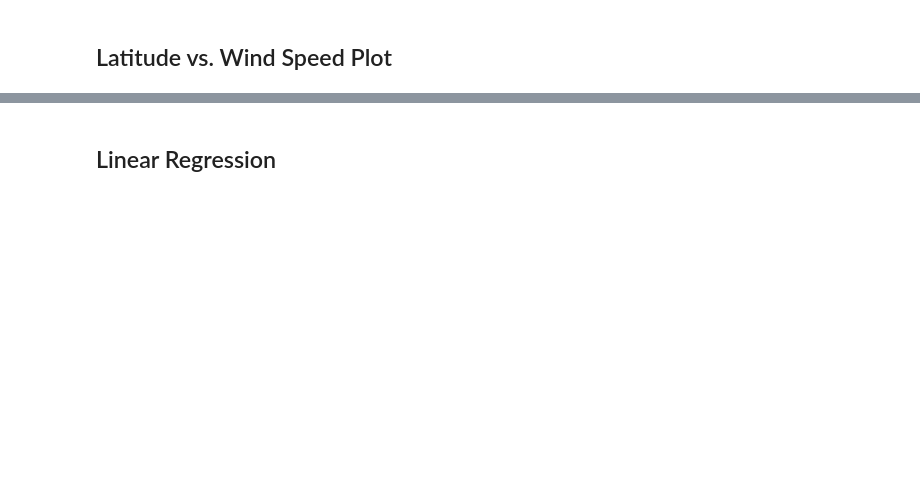
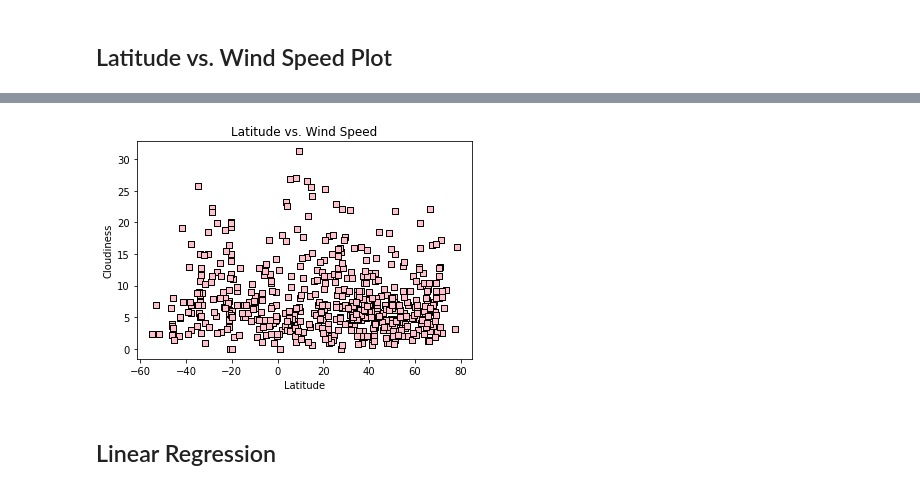
Before and after one commit to ellismok/API-Challenge, a Jupyter notebook: WeatherPy.ipynb, the cells around one changed output, grey strips where cells are left out. Saved outputs shown, nothing was run; the diff lists cells and outputs as text; code cells hidden in the pictures; blank space fills up the shorter version.

```diff
--- a/WeatherPy.ipynb
+++ b/WeatherPy.ipynb
@@ -171,2 +385,27 @@ Int64Index([], dtype='int64')
+# %%
+# Extract relevant fields from the data frame
+lat = no_humid_city["Lat"]
+wind_speed = no_humid_city["Wind Speed"]
+
+# Build the scatter plots for latitude vs. wind speed
+plt.scatter(no_humid_city["Lat"],
+            no_humid_city["Wind Speed"],
+            c="pink",
+            edgecolor ="black",
+            marker="s",
+            alpha=1)
+
+# Details for the graph
+plt.title("Latitude vs. Wind Speed")
+plt.ylabel("Cloudiness")
+plt.xlabel("Latitude")
+
+# Save the figure
+plt.savefig("graphs/Lat&WindSpeed.png")
+
+# Show plot
+plt.show()
+# %% [output]
+[figure, added]
 # %% [markdown]
 ## Linear Regression
```
Also changed, not shown: parts of 56 cells of this notebook, 33 other files.
